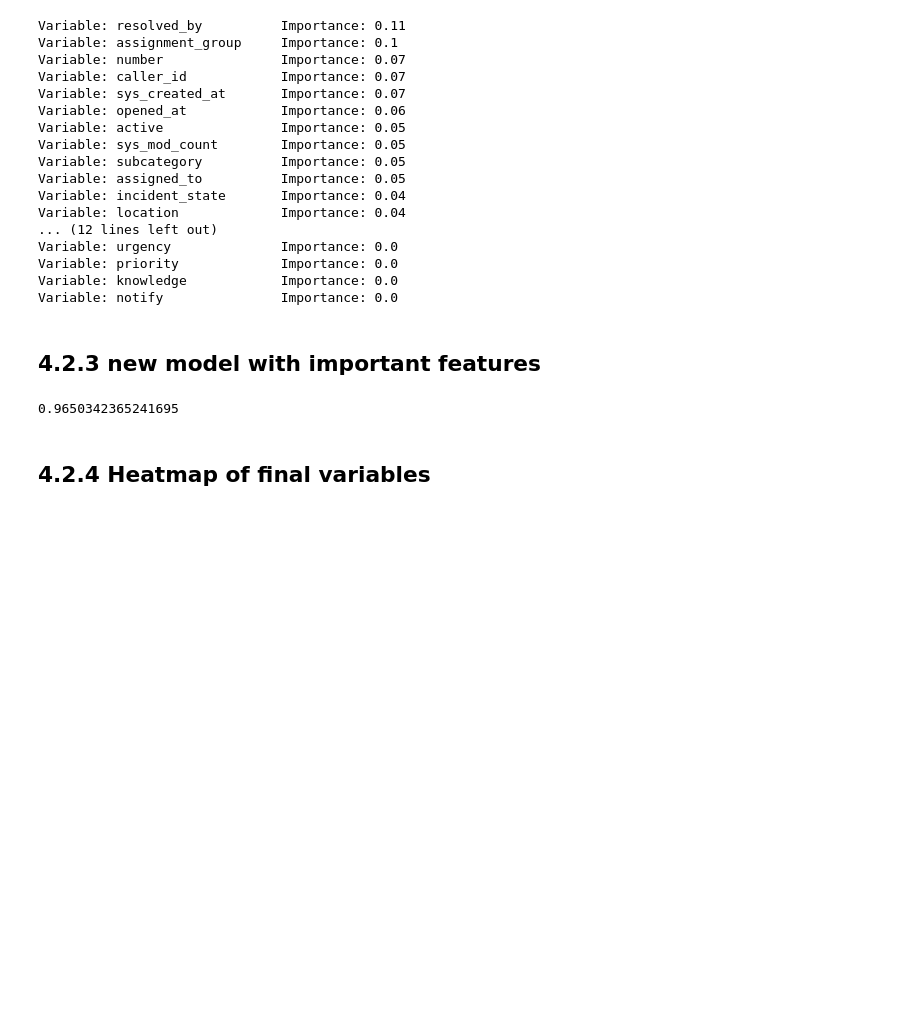
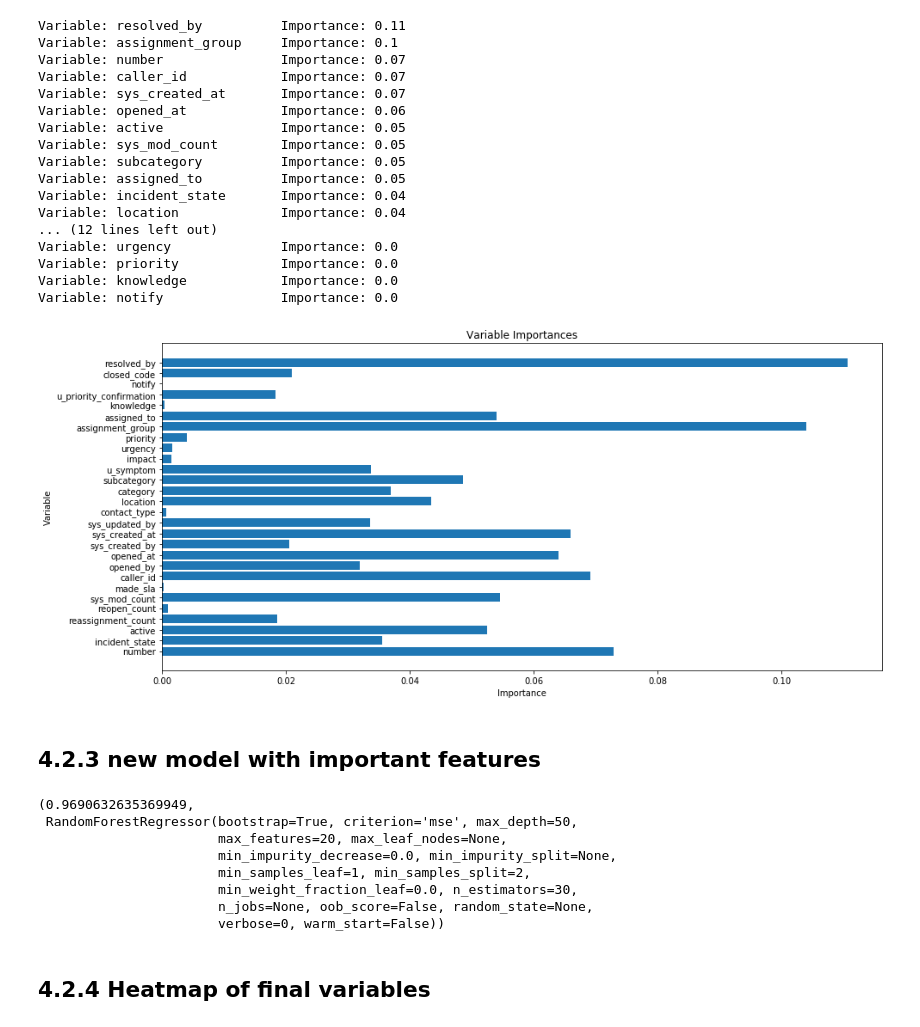
Before and after one commit to unclestay/ESILV---Python-for-data-analysis---devoir-2020, a Jupyter notebook: project.ipynb, the cells around one changed output. Drawn from its saved outputs; the diff is of its cells as text; code cells hidden in the pictures; blank space fills up the shorter version.

```diff
--- a/project.ipynb
+++ b/project.ipynb
@@ -663,6 +666,27 @@ Variable: urgency              Importance: 0.0
 Variable: priority             Importance: 0.0
 Variable: knowledge            Importance: 0.0
 Variable: notify               Importance: 0.0
+# %%
+# list of x locations for plotting
+x_values2 = list(range(len(importances2)))
+
+plt.figure(figsize=(15,7))
+
+# Make a bar chart
+plt.barh(x_values2, importances2)
+
+# Tick labels for x axis
+plt.yticks(x_values2, feature_list2)#, rotation='horizontal')
+
+# Axis labels and title
+plt.xlabel('Importance')
+plt.ylabel('Variable')
+plt.title('Variable Importances')
+
+
+plt.savefig("variable_importance2.png", dpi = 200)
+# %% [output]
+[figure, added]
 # %% [markdown]
 ## 4.2.3 new model with important features
 # %%
@@ -680,9 +704,16 @@ hyperparametres3 = {"n_estimators" : 30,
                   "max_depth"     :  50,}
 algorithme3 = RandomForestRegressor(**hyperparametres3)
 score3 = get_score(algorithme3, X_train3, X_test3, Y_train3, Y_test3)
-score3
+score3, algorithme3
 # %% [output]
-0.9650342365241695
+(0.9690632635369949,
+ RandomForestRegressor(bootstrap=True, criterion='mse', max_depth=50,
+                       max_features=20, max_leaf_nodes=None,
+                       min_impurity_decrease=0.0, min_impurity_split=None,
+                       min_samples_leaf=1, min_samples_split=2,
+                       min_weight_fraction_leaf=0.0, n_estimators=30,
+                       n_jobs=None, oob_score=False, random_state=None,
+                       verbose=0, warm_start=False))
 # %% [markdown]
 ## 4.2.4 Heatmap of final variables
 # %%
```
Also changed, not shown: parts of 5 cells of this notebook.
